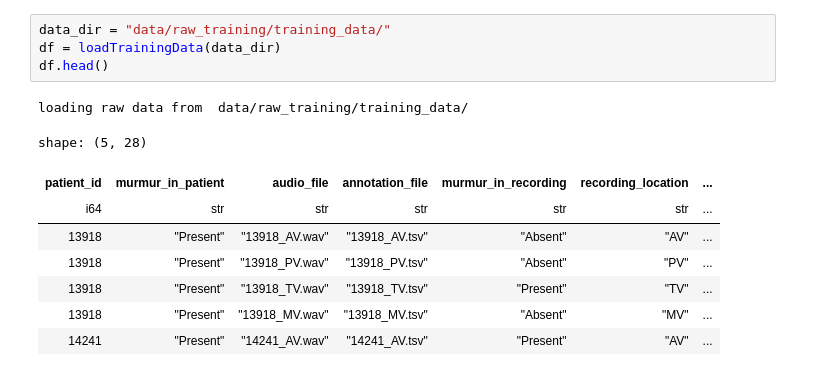
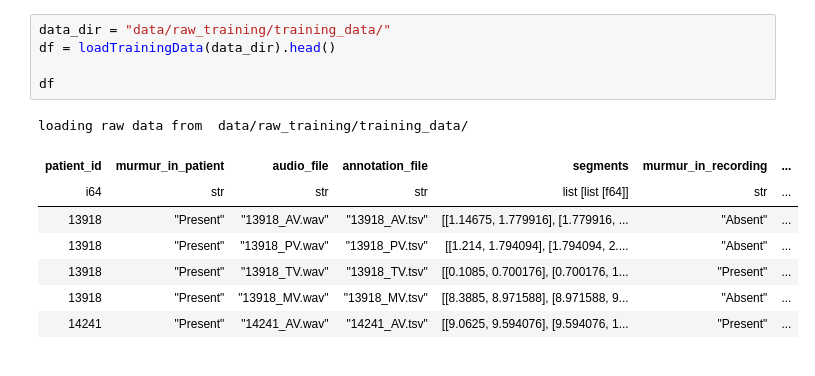
Before and after one commit to tiaan-b/GBM-Challenge-2022, a Jupyter notebook: src/newinput.ipynb, the cells around one changed output. Saved outputs shown, nothing was run; the diff lists cells and outputs as text.

Commit message:
updated input_processor to read audio file segmentation details

```diff
--- a/src/newinput.ipynb
+++ b/src/newinput.ipynb
@@ -24,14 +24,14 @@ Time to execute function (milliseconds): 0.0057220458984375
 # %%
 data_dir = "data/raw_training/training_data/"
-df = loadTrainingData(data_dir)
-df.head()
+df = loadTrainingData(data_dir).head()
+
+df
 # %% [output]
 loading raw data from  data/raw_training/training_data/
-shape: (5, 28)
-| patient_id | murmur_in_patient | audio_file | annotation_file | murmur_in_recording | recording_location | ... |
-| i64 | str | str | str | str | str | ... |
-| 13918 | "Present" | "13918_AV.wav" | "13918_AV.tsv" | "Absent" | "AV" | ... |
-| 13918 | "Present" | "13918_PV.wav" | "13918_PV.tsv" | "Absent" | "PV" | ... |
-| 13918 | "Present" | "13918_TV.wav" | "13918_TV.tsv" | "Present" | "TV" | ... |
-| 13918 | "Present" | "13918_MV.wav" | "13918_MV.tsv" | "Absent" | "MV" | ... |
-| 14241 | "Present" | "14241_AV.wav" | "14241_AV.tsv" | "Present" | "AV" | ... |
+| patient_id | murmur_in_patient | audio_file | annotation_file | segments | murmur_in_recording | ... |
+| i64 | str | str | str | list [list [f64]] | str | ... |
+| 13918 | "Present" | "13918_AV.wav" | "13918_AV.tsv" | [[1.14675, 1.779916], [1.779916, ... | "Absent" | ... |
+| 13918 | "Present" | "13918_PV.wav" | "13918_PV.tsv" | [[1.214, 1.794094], [1.794094, 2.... | "Absent" | ... |
+| 13918 | "Present" | "13918_TV.wav" | "13918_TV.tsv" | [[0.1085, 0.700176], [0.700176, 1... | "Present" | ... |
+| 13918 | "Present" | "13918_MV.wav" | "13918_MV.tsv" | [[8.3885, 8.971588], [8.971588, 9... | "Absent" | ... |
+| 14241 | "Present" | "14241_AV.wav" | "14241_AV.tsv" | [[9.0625, 9.594076], [9.594076, 1... | "Present" | ... |
```
Also changed, not shown: parts of 4 cells of this notebook, 2 other files.
